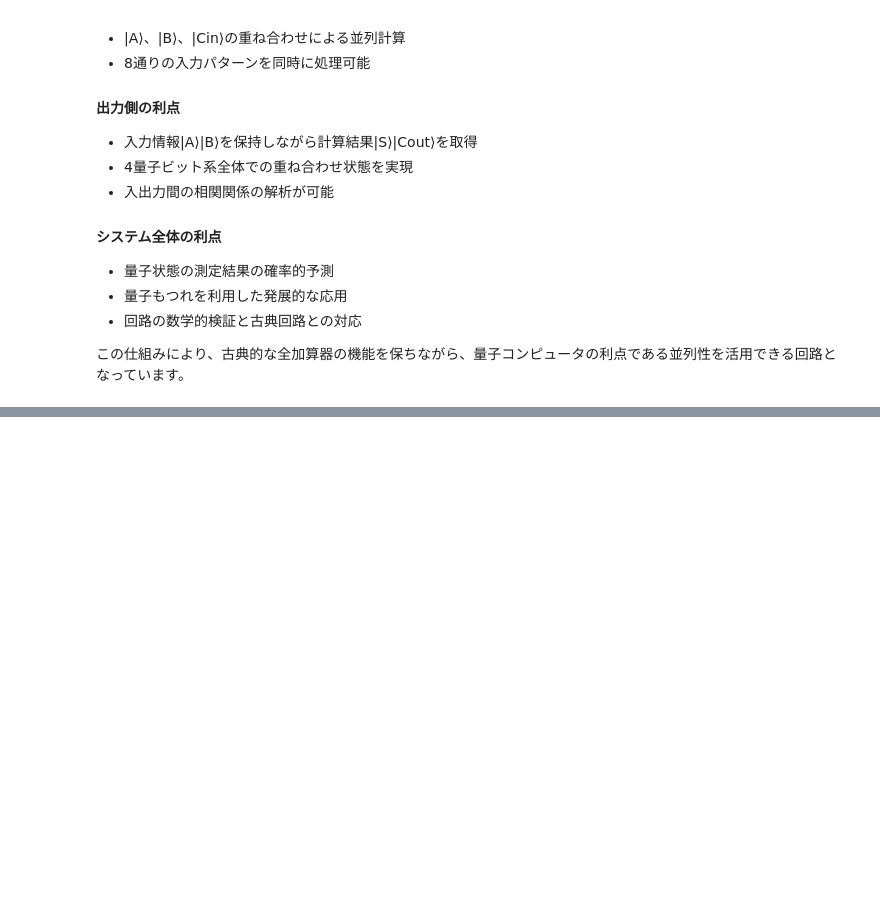
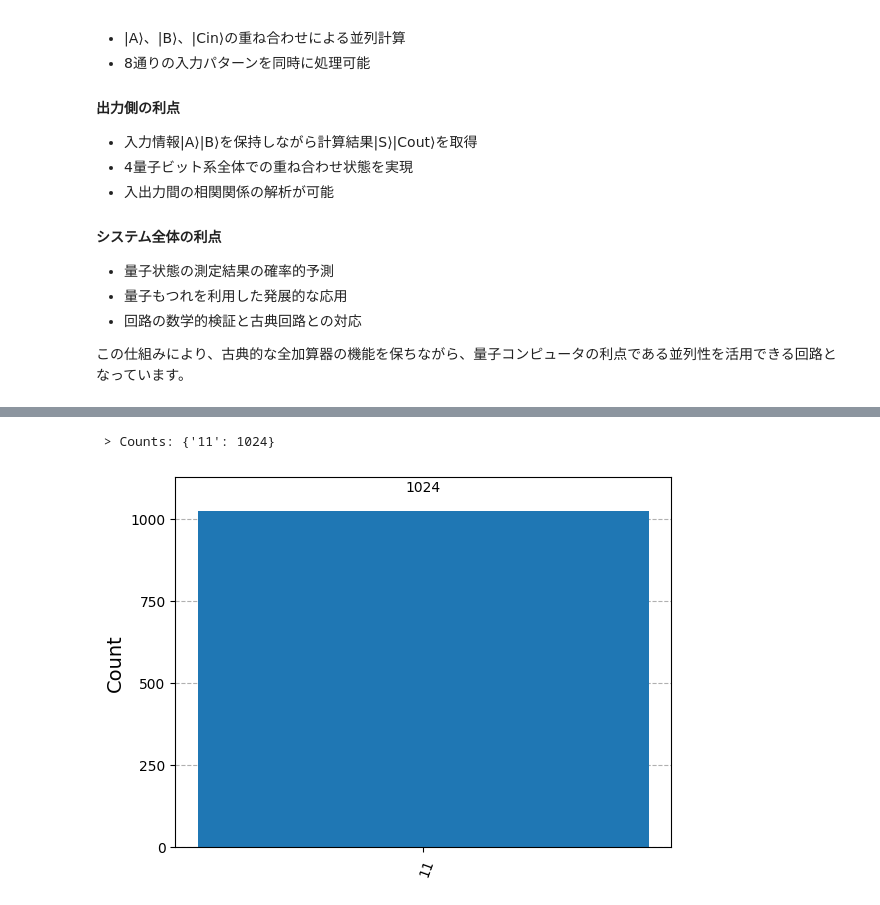
Before and after one commit to SW-yo/Quantum_Work, a Jupyter notebook: quantum_AI_fulladder.ipynb, the cells around one changed output, grey strips where cells are left out. Saved outputs shown, nothing was run; the diff lists cells and outputs as text; code cells hidden in the pictures; blank space fills up the shorter version.

```diff
--- a/quantum_AI_fulladder.ipynb
+++ b/quantum_AI_fulladder.ipynb
@@ -45,0 +203,24 @@
+# %%
+#シミュレータを準備
+backend = AerSimulator()
+
+#パスマネージャを準備
+passmanager = generate_preset_pass_manager(backend=backend, optimization_level=1)
+
+#回路を最適化
+isa_circuit = passmanager.run(qc)
+
+#シミュレータからサンプラを作って実行
+sampler = Sampler(backend)
+job  = sampler.run([isa_circuit])
+result = job.result()
+
+#測定された回数を表示
+counts = result[0].data.c.get_counts()
+print(f" > Counts: {counts}")
+
+#ヒストグラムで表示
+plot_histogram( counts )
+# %% [output]
+ > Counts: {'11': 1024}
+[figure, added]
```
Also changed, not shown: parts of 21 cells of this notebook, 3 other files.
